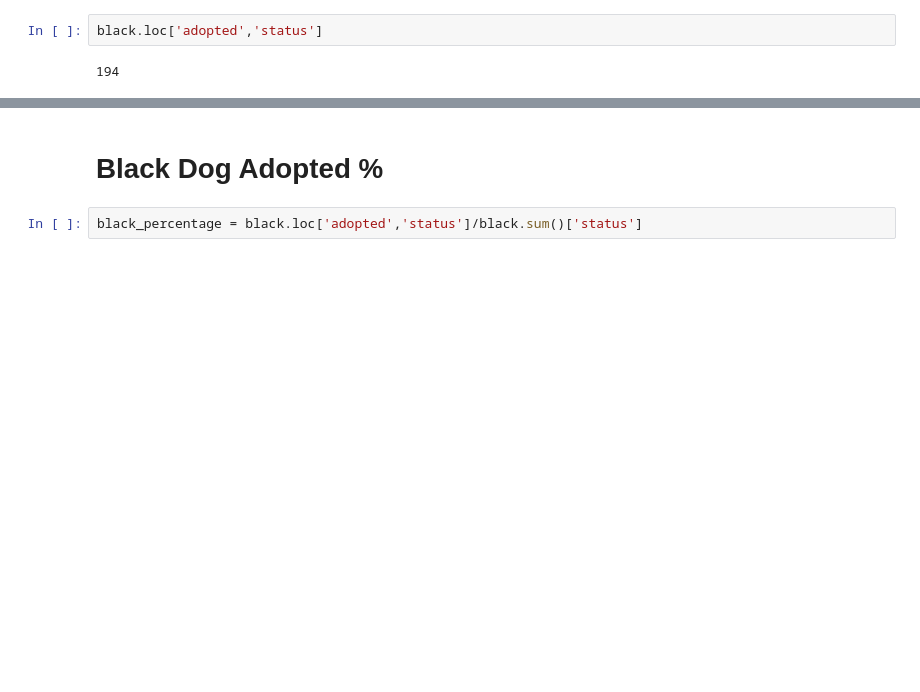
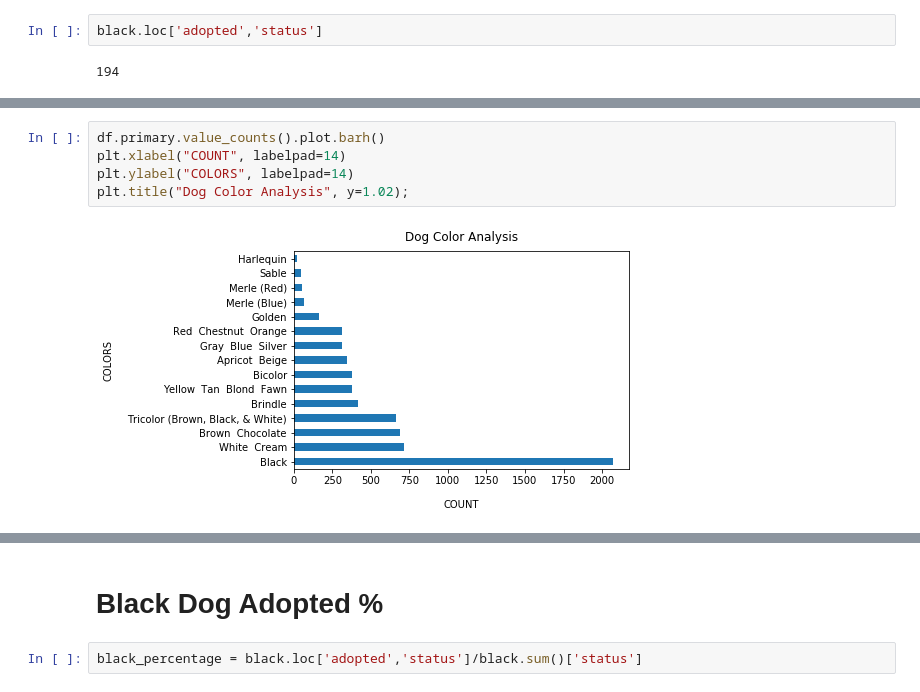
Before and after one commit to amsticksel/project8, a Jupyter notebook: pandasforcolor.ipynb, the cells around one changed output, grey strips where cells are left out. Drawn from its saved outputs; the diff is of its cells as text; blank space fills up the shorter version.

```diff
--- a/pandasforcolor.ipynb
+++ b/pandasforcolor.ipynb
@@ -65,0 +77,7 @@ df.groupby(['primary','status']).count()
+# %%
+df.primary.value_counts().plot.barh()
+plt.xlabel("COUNT", labelpad=14)
+plt.ylabel("COLORS", labelpad=14)
+plt.title("Dog Color Analysis", y=1.02);
+# %% [output]
+[figure, added]
```
Also changed, not shown: parts of 11 cells of this notebook, 1 other file.
